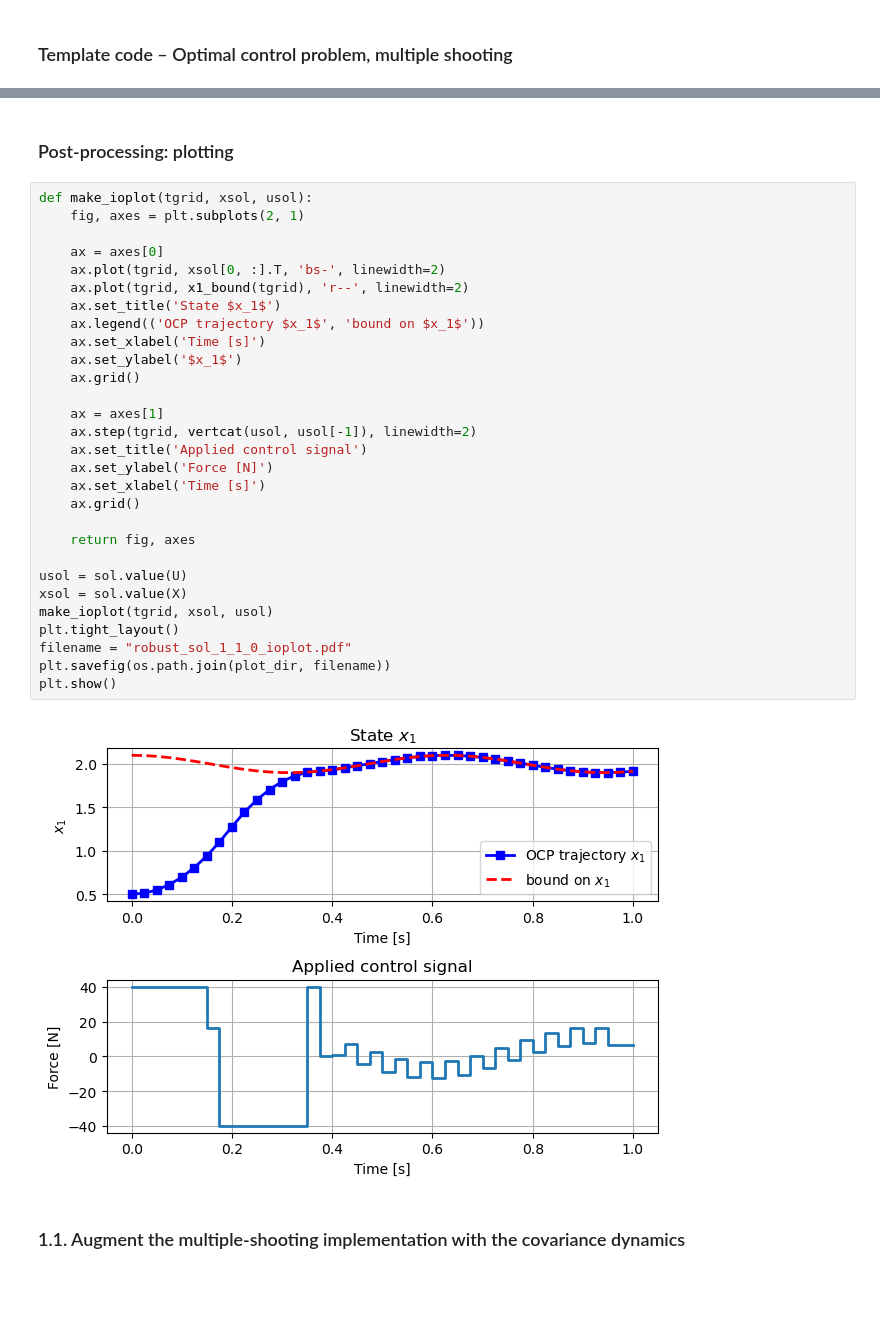
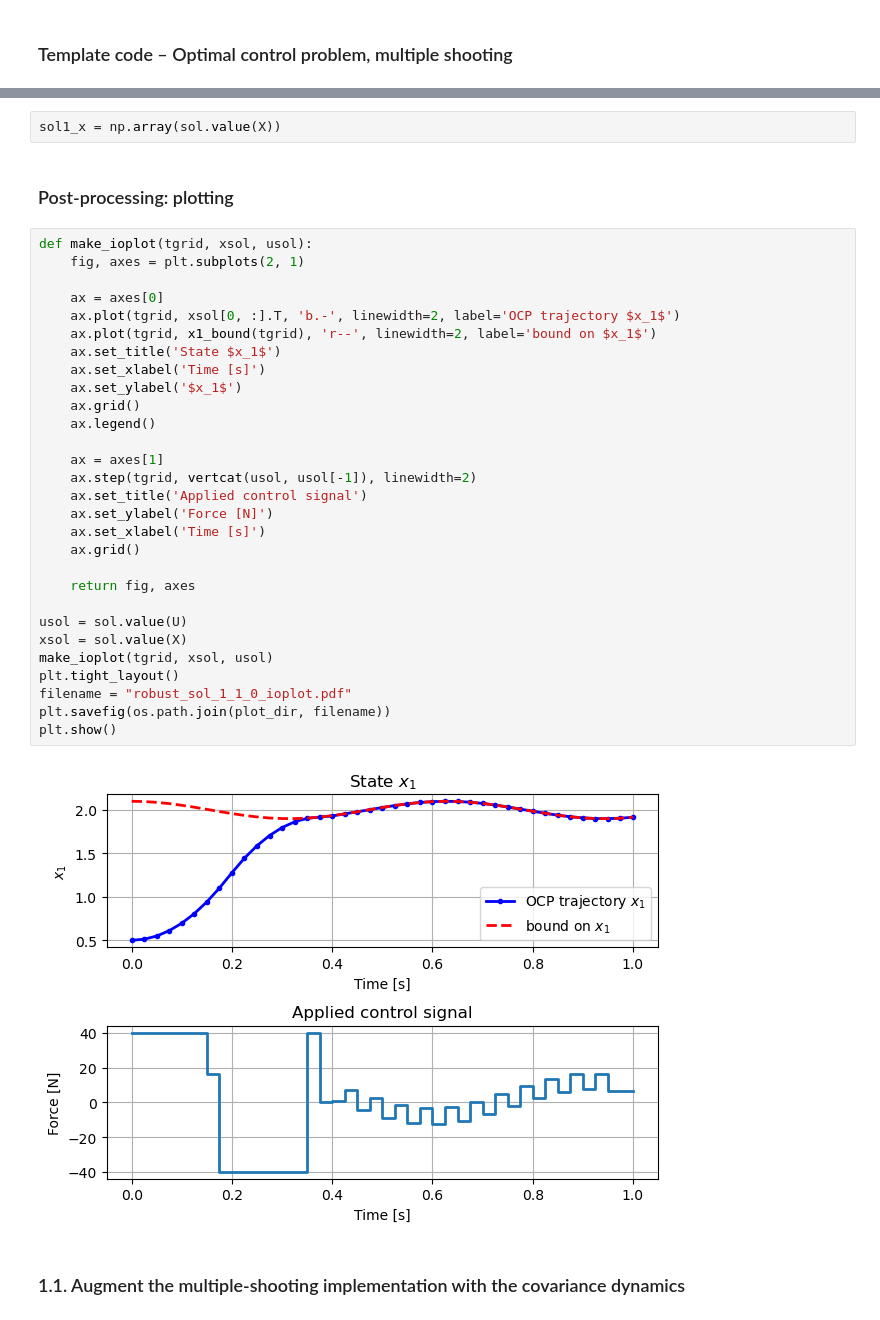
Before and after one commit to billtubbs/casadi-examples, a Jupyter notebook: 10-Robust-and-stochastic-optimal-control.ipynb, the cells around one changed output, grey strips where cells are left out. Cells and saved outputs as stored; diff of their text form; blank space fills up the shorter version.

```diff
--- a/10-Robust-and-stochastic-optimal-control.ipynb
+++ b/10-Robust-and-stochastic-optimal-control.ipynb
@@ -134,36 +134,38 @@ Number of nonzeros in Lagrangian Hessian.............:      241
+# %%
+sol1_x = np.array(sol.value(X))
 # %% [markdown]
 ### Post-processing: plotting
 # %%
 def make_ioplot(tgrid, xsol, usol):
     fig, axes = plt.subplots(2, 1)
 
     ax = axes[0]
-    ax.plot(tgrid, xsol[0, :].T, 'bs-', linewidth=2)
-    ax.plot(tgrid, x1_bound(tgrid), 'r--', linewidth=2)
+    ax.plot(tgrid, xsol[0, :].T, 'b.-', linewidth=2, label='OCP trajectory $x_1$')
+    ax.plot(tgrid, x1_bound(tgrid), 'r--', linewidth=2, label='bound on $x_1$')
     ax.set_title('State $x_1$')
-    ax.legend(('OCP trajectory $x_1$', 'bound on $x_1$'))
     ax.set_xlabel('Time [s]')
     ax.set_ylabel('$x_1$')
     ax.grid()
+    ax.legend()
 
     ax = axes[1]
     ax.step(tgrid, vertcat(usol, usol[-1]), linewidth=2)
     ax.set_title('Applied control signal')
     ax.set_ylabel('Force [N]')
     ax.set_xlabel('Time [s]')
     ax.grid()
 
     return fig, axes
 
 usol = sol.value(U)
 xsol = sol.value(X)
 make_ioplot(tgrid, xsol, usol)
 plt.tight_layout()
 filename = "robust_sol_1_1_0_ioplot.pdf"
 plt.savefig(os.path.join(plot_dir, filename))
 plt.show()
 # %% [output]
-[figure, old version]
+[figure, new version]
 # %% [markdown]
 ### 1.1. Augment the multiple-shooting implementation with the covariance dynamics
 # %% [markdown]
```
Also changed, not shown: parts of 9 cells of this notebook.
